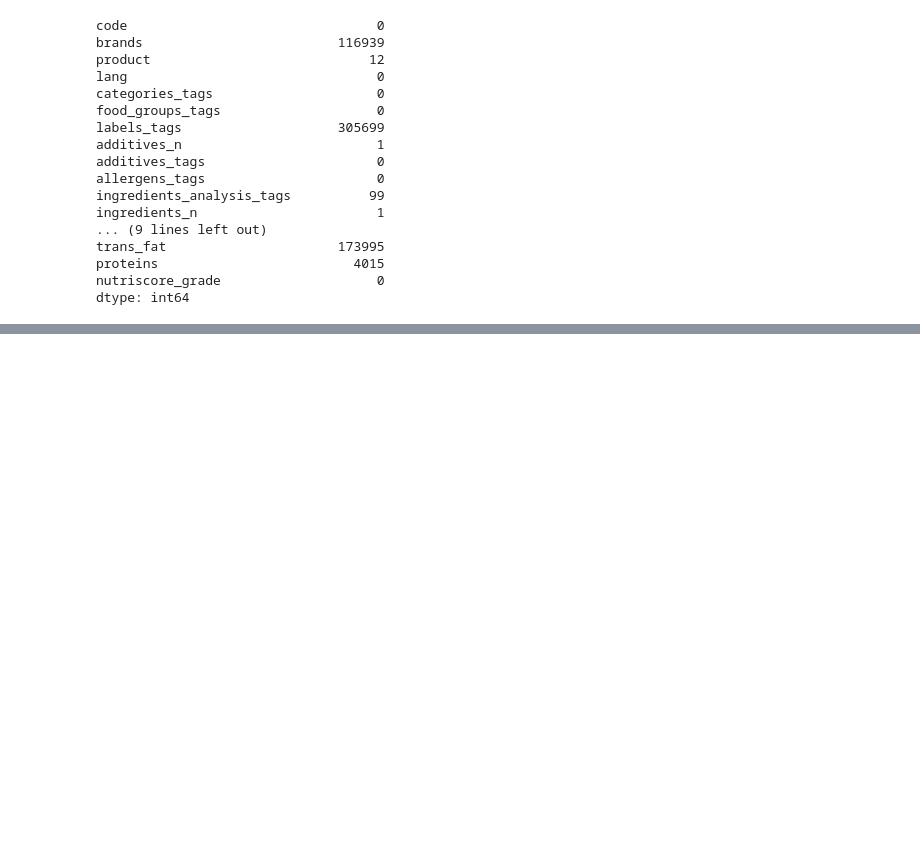
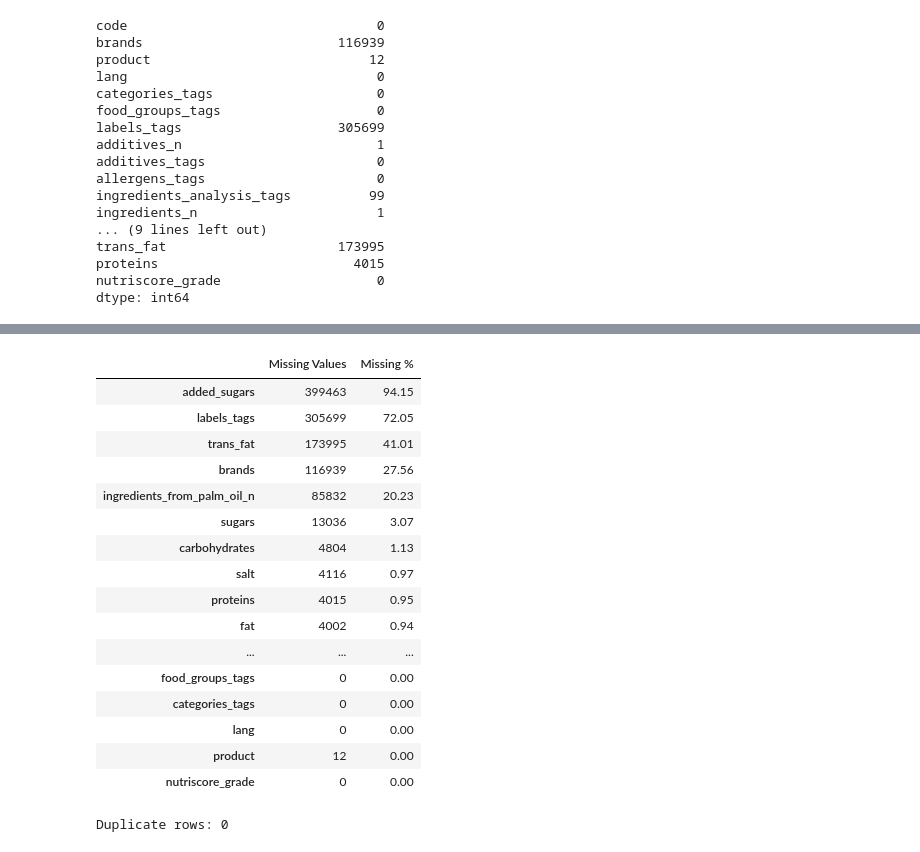
Before and after one commit to swhoyle/food-nutrition-model, a Jupyter notebook: notebooks/2_eda.ipynb, the cells around one changed output, grey strips where cells are left out. Cells and saved outputs as stored; diff of their text form; code cells hidden in the pictures; blank space fills up the shorter version.

```diff
--- a/notebooks/2_eda.ipynb
+++ b/notebooks/2_eda.ipynb
@@ -119,0 +210,29 @@ plt.show()
+# %%
+# Missing values count and percent
+missing = df.isnull().sum()
+missing_percent = (missing / len(df) * 100).round(2)
+missing_df = pd.DataFrame({"Missing Values": missing, "Missing %": missing_percent})
+display(missing_df.sort_values("Missing %", ascending=False))
+
+# Duplicates
+duplicates = df.duplicated().sum()
+print(f"\nDuplicate rows: {duplicates}")
+# %% [output]
+|  | Missing Values | Missing % |
+| added_sugars | 399463 | 94.15 |
+| labels_tags | 305699 | 72.05 |
+| trans_fat | 173995 | 41.01 |
+| brands | 116939 | 27.56 |
+| ingredients_from_palm_oil_n | 85832 | 20.23 |
+| sugars | 13036 | 3.07 |
+| carbohydrates | 4804 | 1.13 |
+| salt | 4116 | 0.97 |
+| proteins | 4015 | 0.95 |
+| fat | 4002 | 0.94 |
+| ... | ... | ... |
+| food_groups_tags | 0 | 0.00 |
+| categories_tags | 0 | 0.00 |
+| lang | 0 | 0.00 |
+| product | 12 | 0.00 |
+| nutriscore_grade | 0 | 0.00 |
+Duplicate rows: 0
```
Also changed, not shown: parts of 15 cells of this notebook.
